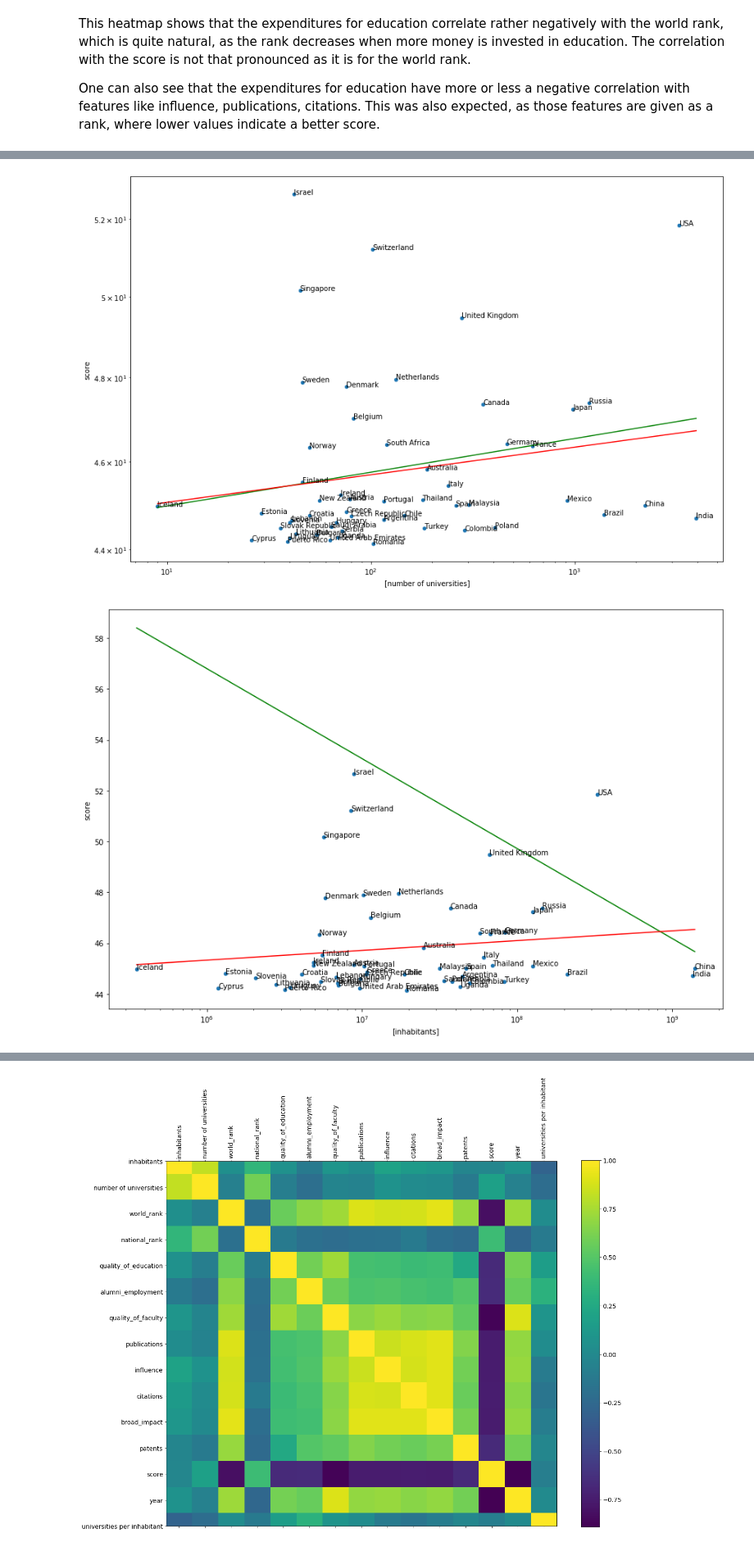
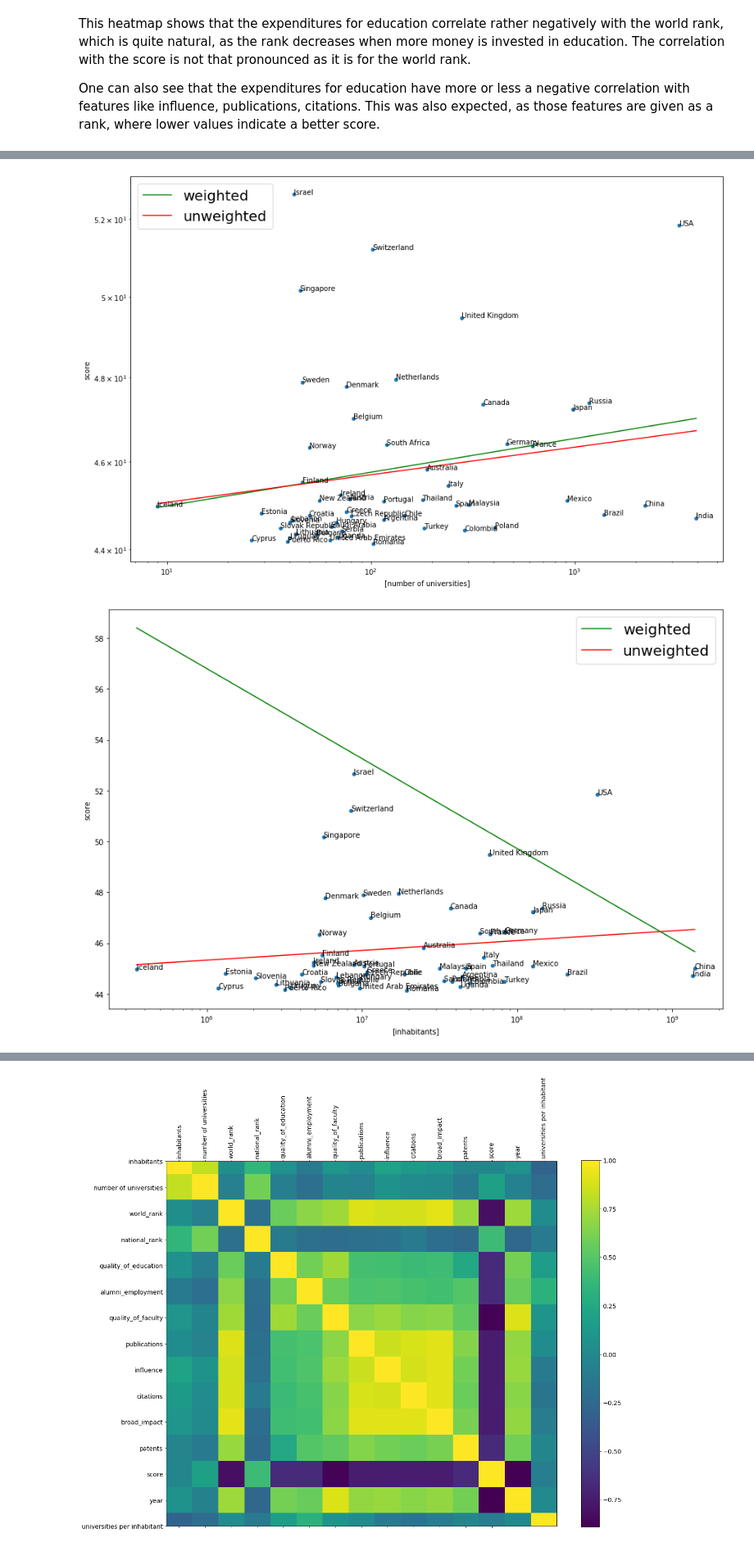
Before and after one commit to AjayvirS/uni-ranking, a Jupyter notebook: EX3_final.ipynb, the cells around one changed output, grey strips where cells are left out. Shown at 82% size. Drawn from its saved outputs; the diff is of its cells as text; code cells hidden in the pictures.

```diff
--- a/EX3_final.ipynb
+++ b/EX3_final.ipynb
@@ -860,9 +862,10 @@ ax.set_yscale('log')
 x=np.log(cwur_inh2[("number of universities")])
 y=np.log(cwur_inh2["score"])
 b, m = polyfit(x,y, 1, w = cwur_inh2["number of universities"])
-plt.plot(np.exp(x.sort_values()), np.exp(b + m * x.sort_values()), '-', color="green")
+plt.plot(np.exp(x.sort_values()), np.exp(b + m * x.sort_values()), '-', color="green", label = "weighted")
 b, m = polyfit(x,y, 1)
-plt.plot(np.exp(x.sort_values()), np.exp(b + m * x.sort_values()), '-', color="red")
+plt.plot(np.exp(x.sort_values()), np.exp(b + m * x.sort_values()), '-', color="red", label = "unweighted")
+plt.legend(prop={"size": 20})
 
 
 for k, v in cwur_inh2.iterrows():
@@ -872,31 +875,32 @@ for k, v in cwur_inh2.iterrows():
 
 plt.show()
 # %% [output]
-[figure, old version]
+[figure, new version]
 # %%
 cwur_inh2 = cwur_inh.groupby("country").mean()
 fig, ax = plt.subplots()
 cwur_inh2.plot([('inhabitants')], "score", kind="scatter",
              figsize = (15,10), ax=ax)
 ax.set_xscale('log')
 #ax.set_yscale('log')
 
 x=np.log(cwur_inh2[("inhabitants")])
 y=cwur_inh2["score"]
 b, m = polyfit(x,y, 1, w = cwur_inh2["number of universities"])
-plt.plot(np.exp(x.sort_values()), b + m * x.sort_values(), '-', color="green")
+plt.plot(np.exp(x.sort_values()), b + m * x.sort_values(), '-', color="green", label = "weighted")
 b, m = polyfit(x,y, 1)
-plt.plot(np.exp(x.sort_values()), b + m * x.sort_values(), '-', color="red")
+plt.plot(np.exp(x.sort_values()), b + m * x.sort_values(), '-', color="red", label = "unweighted")
+plt.legend(prop={"size": 20})
 
 
 for k, v in cwur_inh2.iterrows():
     x = v['inhabitants']
     y = v["score"]
     ax.annotate(k, (x,y))
 
 plt.show()
 # %% [output]
-[figure, old version]
+[figure, new version]
 # %%
 cwur_inh2 = cwur_inh.groupby("country").mean()
 fig, ax = plt.subplots()
```
Also changed, not shown: parts of 6 cells of this notebook.
